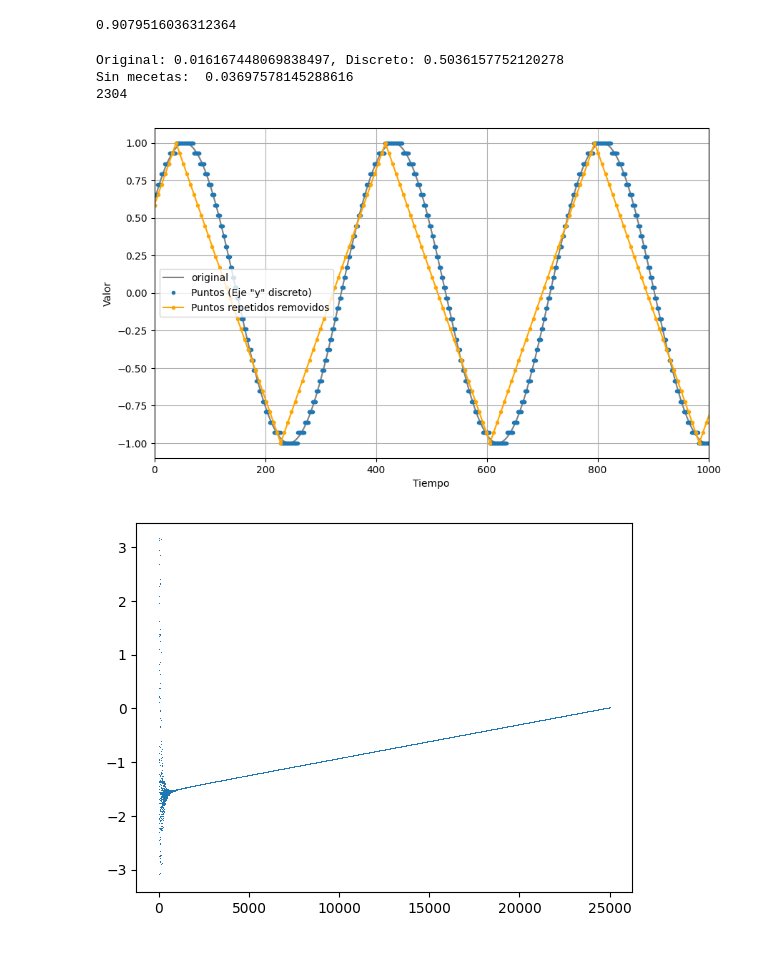
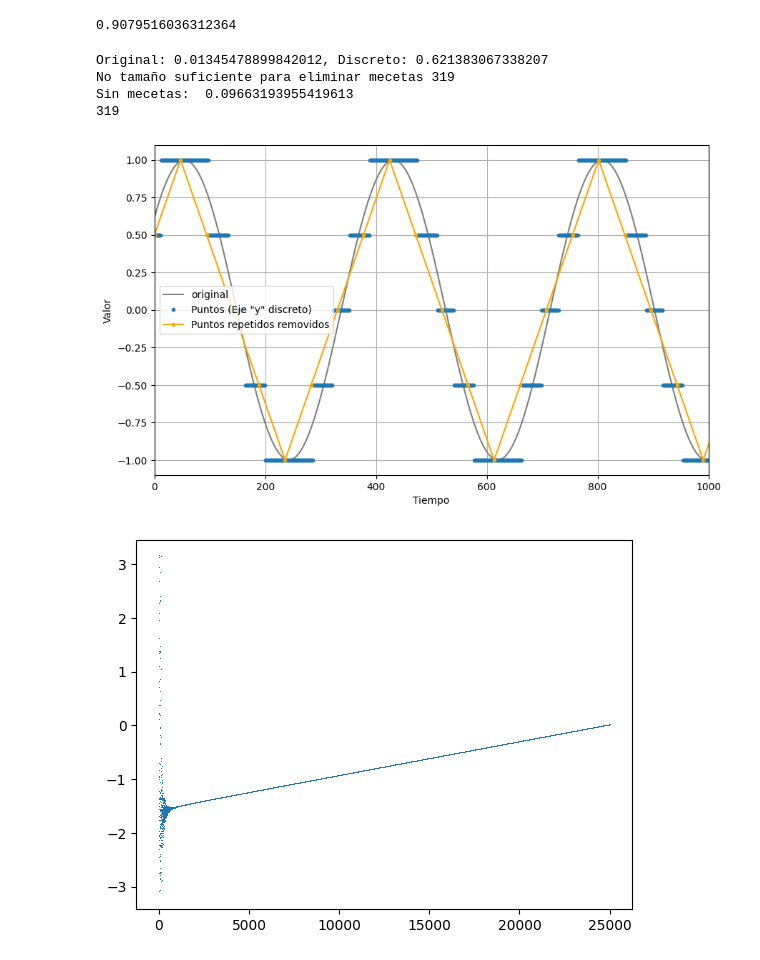
Before and after one commit to EduardoGarcia528/Tesis, a Jupyter notebook: brownian bridge.ipynb, the cells around one changed output. Saved outputs shown, nothing was run; the diff lists cells and outputs as text; code cells hidden in the pictures.

```diff
--- a/brownian bridge.ipynb
+++ b/brownian bridge.ipynb
@@ -329,12 +292,12 @@ plt.show()
 # %% [markdown]
 ## Discretización de los datos
 # %%
-def discretizar(array, num_partitions):
-    if num_partitions == 1:
+def discretizar_y(array, num_points):
+    if num_points == 1:
         print(" Minimo de particiones: 2")
         return np.array([])
-    window = (np.abs(np.min(array)) + np.abs(np.max(array)))/(num_partitions - 1)
-    discretizador = [np.min(array)+window*(i) for i in range(num_partitions)]
+    window = (np.abs(np.min(array)) + np.abs(np.max(array)))/(num_points - 1)
+    discretizador = [np.min(array)+window*(i) for i in range(num_points)]
     if discretizador[len(discretizador)-1] != np.max(array):
         discretizador[len(discretizador)-1] = np.max(array)
     array_discreto = []
@@ -525,7 +469,7 @@ s_0 = [np.sin(5*x) for x in np.linspace(-25, 25, 15000)] # sin y cos Cota: 1000
 # s_0 = mathieu_cem(1, 10, x)[0] # solución par de orden n=1 Eq Mathieu Cota: 1000
 
 
-s_0_discreto = discretizar(s_0, 30)
+s_0_discreto = discretizar_y(s_0, 5)
 
 # Graficar el resultado
 # s_0_estocastico = add_brownian_between_repeats(s_0_discreto, points_per_segment=1)
@@ -533,37 +477,38 @@ s_0_discreto = discretizar(s_0, 30)
 s_0_estocastico = remove_consecutive_duplicates(s_0_discreto)
 # s_0_estocastico = interpolador_estocastico(s_0_estocastico, 2)
 # s_0_estocastico = replace_long_repeating_segments(s_0_discreto)
 
 
 x_original = np.arange(len(s_0))
 x_result = np.linspace(0, len(s_0) - 1, len(s_0_estocastico))
 
 print(f'Original: {J_univariante(s_0, 1, True)[0]}, Discreto: {J_univariante(s_0_discreto, 1, True)[0]}')
 if len(s_0_estocastico) < 500:
     print('No tamaño suficiente para eliminar mecetas', len(s_0_estocastico))
 print(f'Sin mecetas: ',J_univariante(s_0_estocastico, 1, True)[0])
 print(len(s_0_estocastico))
 
 plt.figure(figsize=(10, 6))
 # plt.plot(t_estocastico, X_estocastico,'.', color = 'orange', label = 'Interpolacion Estocástica')
 # plt.plot(norm(t_herm)*np.max(x_discreto), X_herm,'.-' ,color = 'red', alpha = 0.6, label = 'Interpolacion Hermitiana')
 plt.plot(s_0,'-' ,color='gray', label = 'original')
 # plt.plot(t_herm, X_herm,'.', color = 'red',alpha=0.6, label = 'Interpolacion Hermite')
 plt.plot(s_0_discreto,".", label='Puntos (Eje "y" discreto)')
 plt.plot(x_result, s_0_estocastico, '.-', color = 'orange', label = 'Puntos repetidos removidos')
 plt.xlabel('Tiempo')
 plt.ylabel('Valor')
 plt.xlim(0,1000)
 plt.legend()
 plt.grid(True)
 plt.show()
 
 # print(f'Hermitiano: {J_univariante(X_herm,1, True)}, Estocástico: {J_univariante(X_estocastico,1, True)}, Discreto: {J_univariante(s_0_discreto,1,True)}, OG: {J_univariante(s_0,1,True)}')
 # %% [output]
-Original: 0.016167448069838497, Discreto: 0.5036157752120278
-Sin mecetas:  0.03697578145288616
-2304
+Original: 0.01345478899842012, Discreto: 0.621383067338207
+No tamaño suficiente para eliminar mecetas 319
+Sin mecetas:  0.09663193955419613
+319
-[figure, old version]
+[figure, new version]
 # %%
 plt.plot(np.angle(np.fft.rfft(s_0)),",")
 # plt.xlim(0,2500)
```
Also changed, not shown: parts of 5 cells of this notebook, 16 other files.
